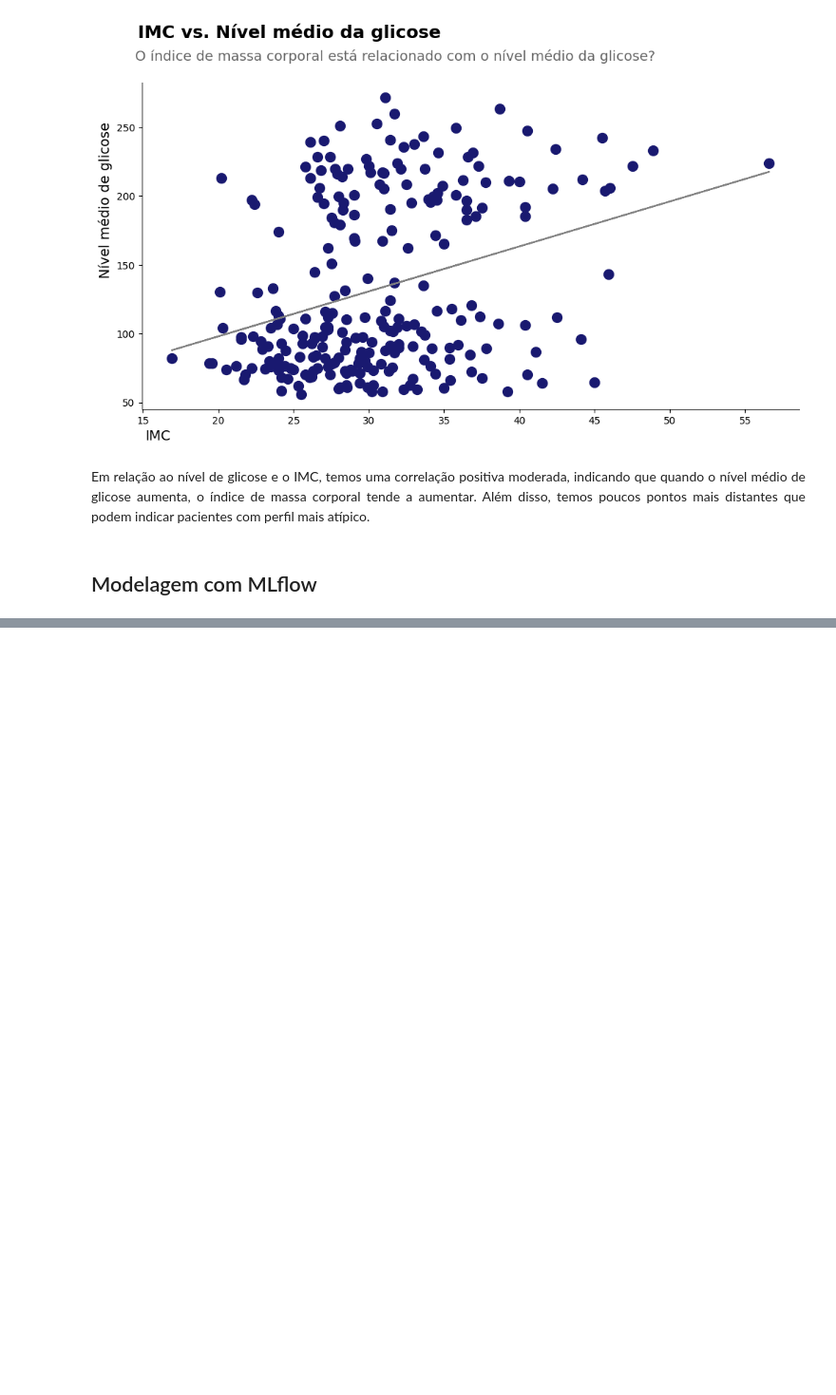
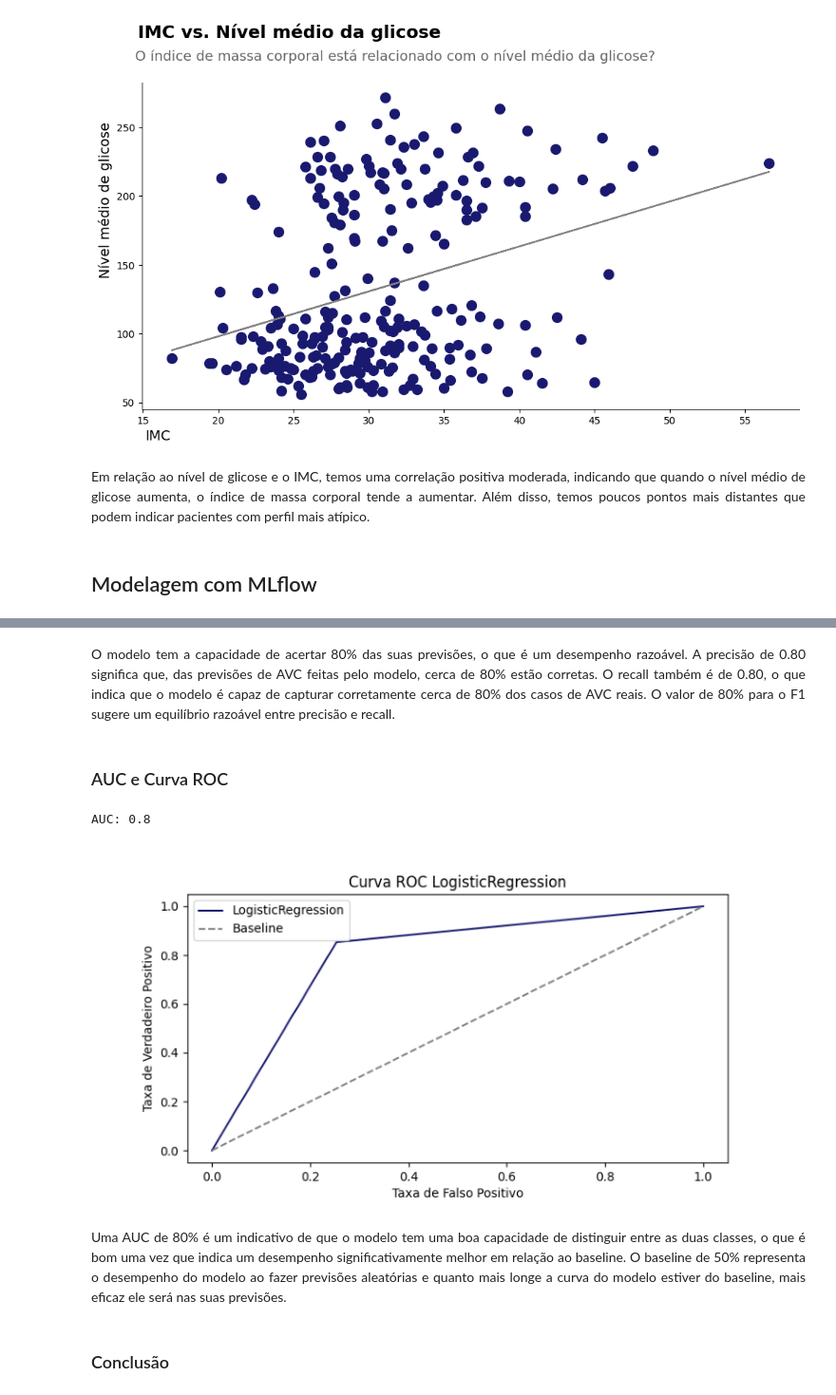
Before and after one commit to LilianeAquino/projeto_ML_coders_2023, a Jupyter notebook: binary_classification_stroke.ipynb, the cells around one changed output, grey strips where cells are left out. Shown at 95% size. Saved outputs shown, nothing was run; the diff lists cells and outputs as text; code cells hidden in the pictures; blank space fills up the shorter version.

```diff
--- a/binary_classification_stroke.ipynb
+++ b/binary_classification_stroke.ipynb
@@ -598,0 +831,19 @@ plt.show()
+# %% [markdown]
+<p style='text-align: justify;'><font size=3.>O modelo tem a capacidade de acertar 80% das suas previsões, o que é um desempenho razoável. A precisão de 0.80 significa que, das previsões de AVC feitas pelo modelo, cerca de 80% estão corretas. O recall também é de 0.80, o que indica que o modelo é capaz de capturar corretamente cerca de 80% dos casos de AVC reais. O valor de 80% para o F1 sugere um equilíbrio razoável entre precisão e recall.</font></p>
+# %% [markdown]
+### AUC e Curva ROC
+# %%
+print(f'AUC: {auc} \n')
+
+plt.figure(figsize=(10, 8))
+imagem = mpimg.imread('img/curva_roc_rl.png')
+plt.imshow(imagem)
+plt.axis('off')
+plt.show()
+# %% [output]
+AUC: 0.8
+[figure, added]
+# %% [markdown]
+<p style='text-align: justify;'><font size=3.>Uma AUC de 80% é um indicativo de que o modelo tem uma boa capacidade de distinguir entre as duas classes, o que é bom uma vez que indica um desempenho significativamente melhor em relação ao baseline. O baseline de 50% representa o desempenho do modelo ao fazer previsões aleatórias e quanto mais longe a curva do modelo estiver do baseline, mais eficaz ele será nas suas previsões.</font></p>
+# %% [markdown]
+### Conclusão
```
Also changed, not shown: parts of 21 cells of this notebook, 1 other file.
